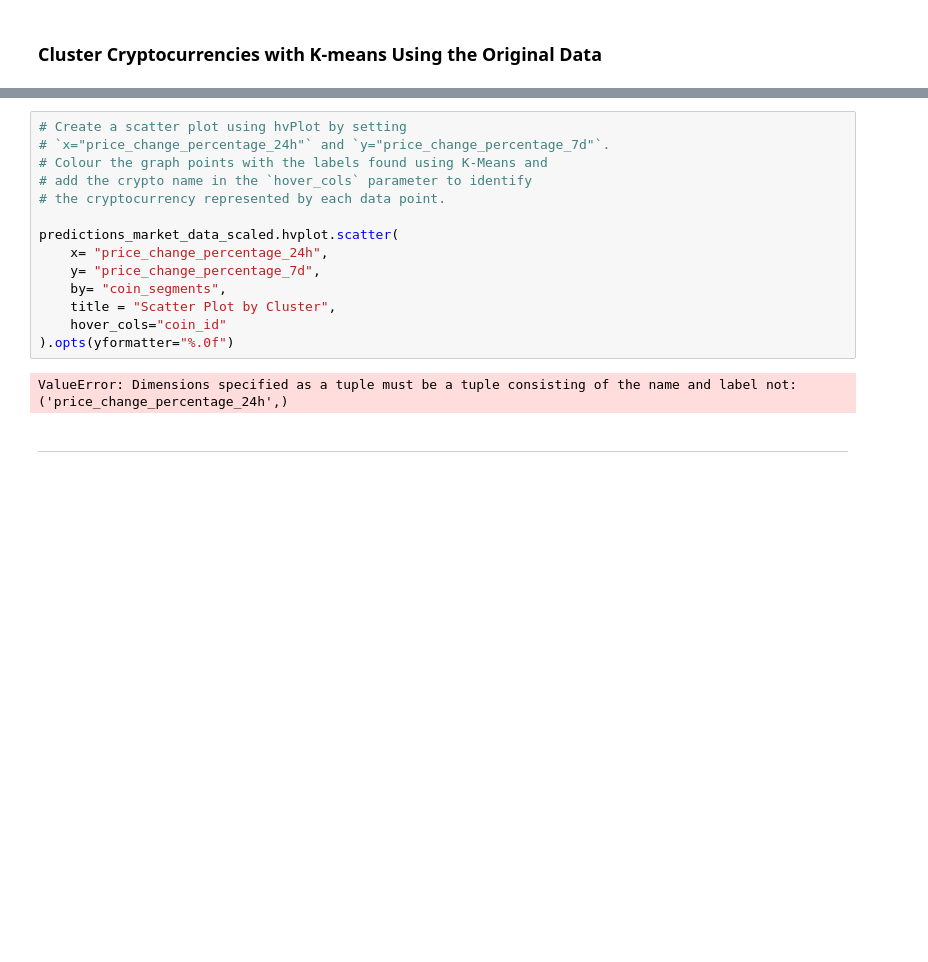
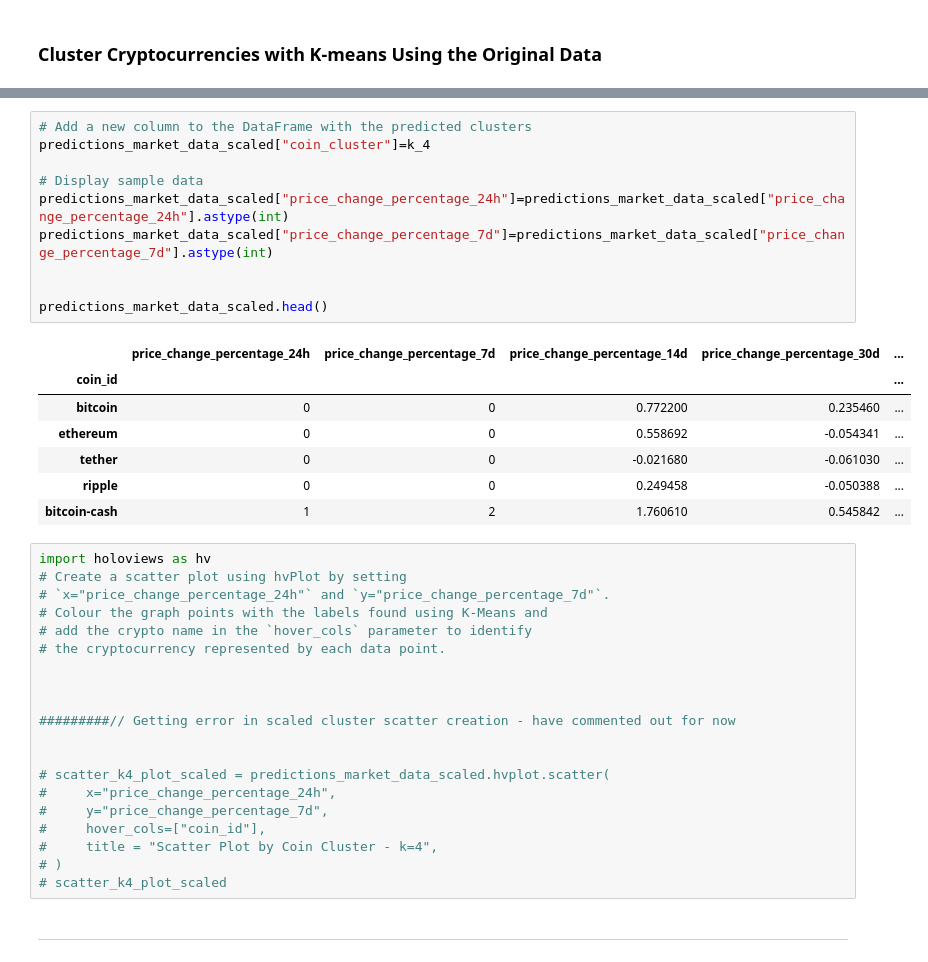
Before and after one commit to micah-trp/CryptoClustering, a Jupyter notebook: Crypto_Clustering_starter_code.ipynb, the cells around one changed output, grey strips where cells are left out. Saved outputs shown, nothing was run; the diff lists cells and outputs as text; blank space fills up the shorter version.

```diff
--- a/Crypto_Clustering_starter_code.ipynb
+++ b/Crypto_Clustering_starter_code.ipynb
@@ -209,19 +209,41 @@ predictions_market_data_scaled
+# %%
+# Add a new column to the DataFrame with the predicted clusters
+predictions_market_data_scaled["coin_cluster"]=k_4
+
+# Display sample data
+predictions_market_data_scaled["price_change_percentage_24h"]=predictions_market_data_scaled["price_change_percentage_24h"].astype(int)
+predictions_market_data_scaled["price_change_percentage_7d"]=predictions_market_data_scaled["price_change_percentage_7d"].astype(int)
+
+
+predictions_market_data_scaled.head()
+# %% [output]
+|  | price_change_percentage_24h | price_change_percentage_7d | price_change_percentage_14d | price_change_percentage_30d | ... |
+| coin_id |  |  |  |  | ... |
+| bitcoin | 0 | 0 | 0.772200 | 0.235460 | ... |
+| ethereum | 0 | 0 | 0.558692 | -0.054341 | ... |
+| tether | 0 | 0 | -0.021680 | -0.061030 | ... |
+| ripple | 0 | 0 | 0.249458 | -0.050388 | ... |
+| bitcoin-cash | 1 | 2 | 1.760610 | 0.545842 | ... |
 # %%
+import holoviews as hv
 # Create a scatter plot using hvPlot by setting
 # `x="price_change_percentage_24h"` and `y="price_change_percentage_7d"`.
 # Colour the graph points with the labels found using K-Means and
 # add the crypto name in the `hover_cols` parameter to identify
 # the cryptocurrency represented by each data point.
 
-predictions_market_data_scaled.hvplot.scatter(
-    x= "price_change_percentage_24h",
-    y= "price_change_percentage_7d",
-    by= "coin_segments",
-    title = "Scatter Plot by Cluster",
-    hover_cols="coin_id"
-).opts(yformatter="%.0f")
+
+
+#########// Getting error in scaled cluster scatter creation - have commented out for now
+
+
+# scatter_k4_plot_scaled = predictions_market_data_scaled.hvplot.scatter(
+#     x="price_change_percentage_24h",
+#     y="price_change_percentage_7d",
+#     hover_cols=["coin_id"],
+#     title = "Scatter Plot by Coin Cluster - k=4",
+# )
+# scatter_k4_plot_scaled
-# %% [output]
-ValueError: Dimensions specified as a tuple must be a tuple consisting of the name and label not: ('price_change_percentage_24h',)
 # %% [markdown]
 ---
 # %% [markdown]
```
Also changed, not shown: parts of 28 cells of this notebook.
